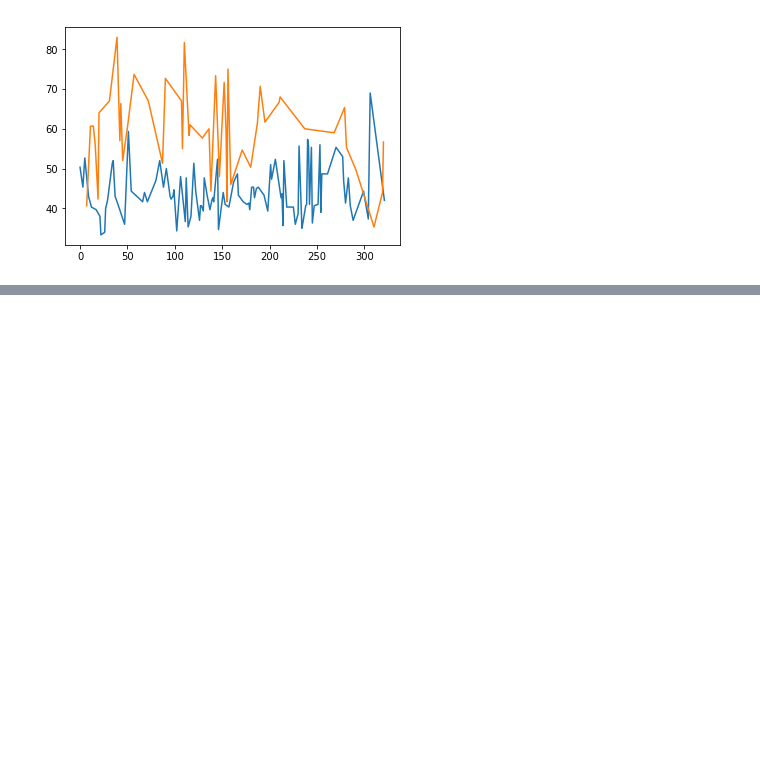
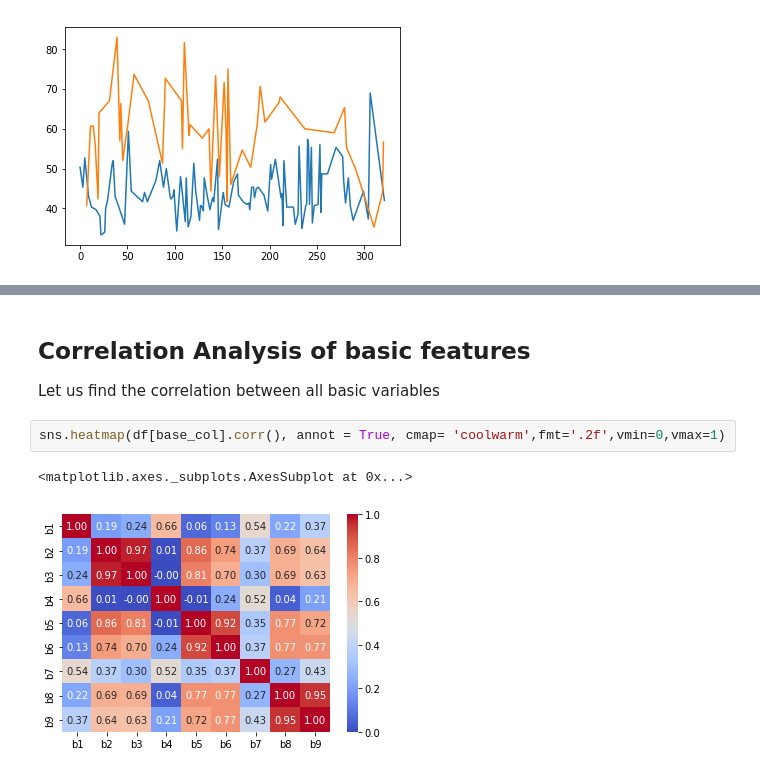
Before and after one commit to Andrey-rmnv/forest_classification, a Jupyter notebook: forest_classification.ipynb, the cells around one changed output, grey strips where cells are left out. Cells and saved outputs as stored; diff of their text form; blank space fills up the shorter version.

Commit message:
feature analysis and gradboosting

```diff
--- a/forest_classification.ipynb
+++ b/forest_classification.ipynb
@@ -82,0 +99,9 @@ df_other.red.plot()
+# %% [markdown]
+## Correlation Analysis of basic features
+
+Let us find the correlation between all basic variables
+# %%
+sns.heatmap(df[base_col].corr(), annot = True, cmap= 'coolwarm',fmt='.2f',vmin=0,vmax=1)
+# %% [output]
+<matplotlib.axes._subplots.AxesSubplot at 0x...>
+[figure, added]
```
Also changed, not shown: parts of 40 cells of this notebook.
